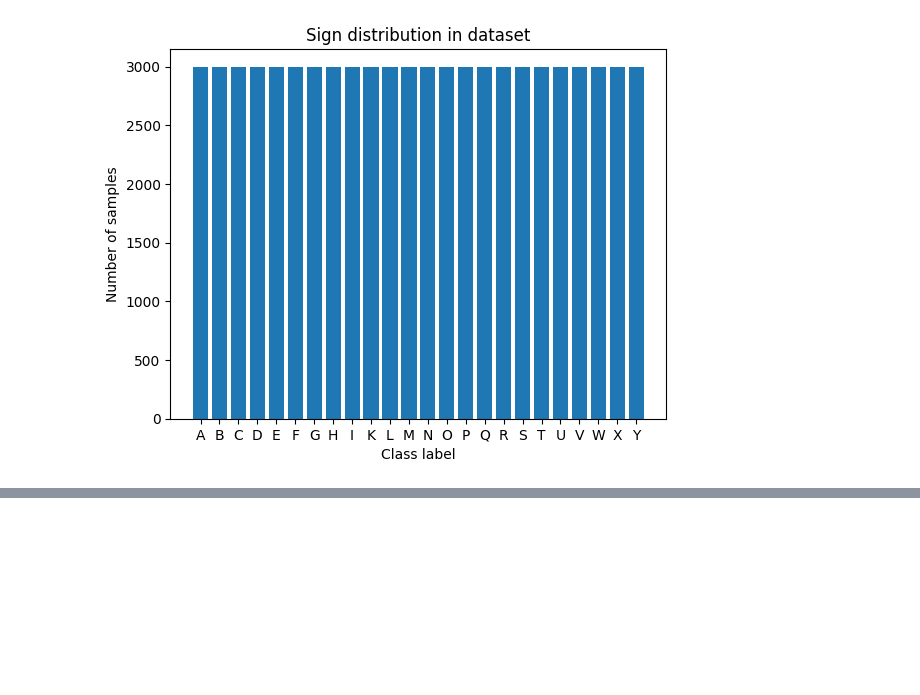
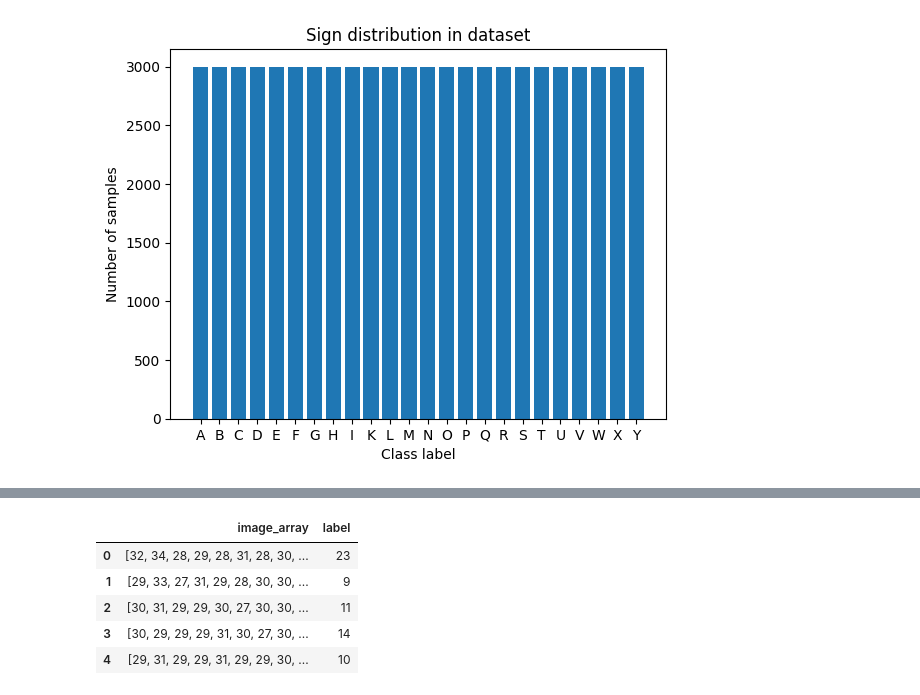
Before and after one commit to teostereciu/mlp, a Jupyter notebook: notebooks/explore.ipynb, the cells around one changed output, grey strips where cells are left out. Saved outputs shown, nothing was run; the diff lists cells and outputs as text; code cells hidden in the pictures; blank space fills up the shorter version.

```diff
--- a/notebooks/explore.ipynb
+++ b/notebooks/explore.ipynb
@@ -115,0 +157,9 @@ for i in range(25):
+# %%
+result_df.head()
+# %% [output]
+|  | image_array | label |
+| 0 | [32, 34, 28, 29, 28, 31, 28, 30, ... | 23 |
+| 1 | [29, 33, 27, 31, 29, 28, 30, 30, ... | 9 |
+| 2 | [30, 31, 29, 29, 30, 27, 30, 30, ... | 11 |
+| 3 | [30, 29, 29, 29, 31, 30, 27, 30, ... | 14 |
+| 4 | [29, 31, 29, 29, 31, 29, 29, 30, ... | 10 |
```
Also changed, not shown: parts of 10 cells of this notebook, 1 other file.
